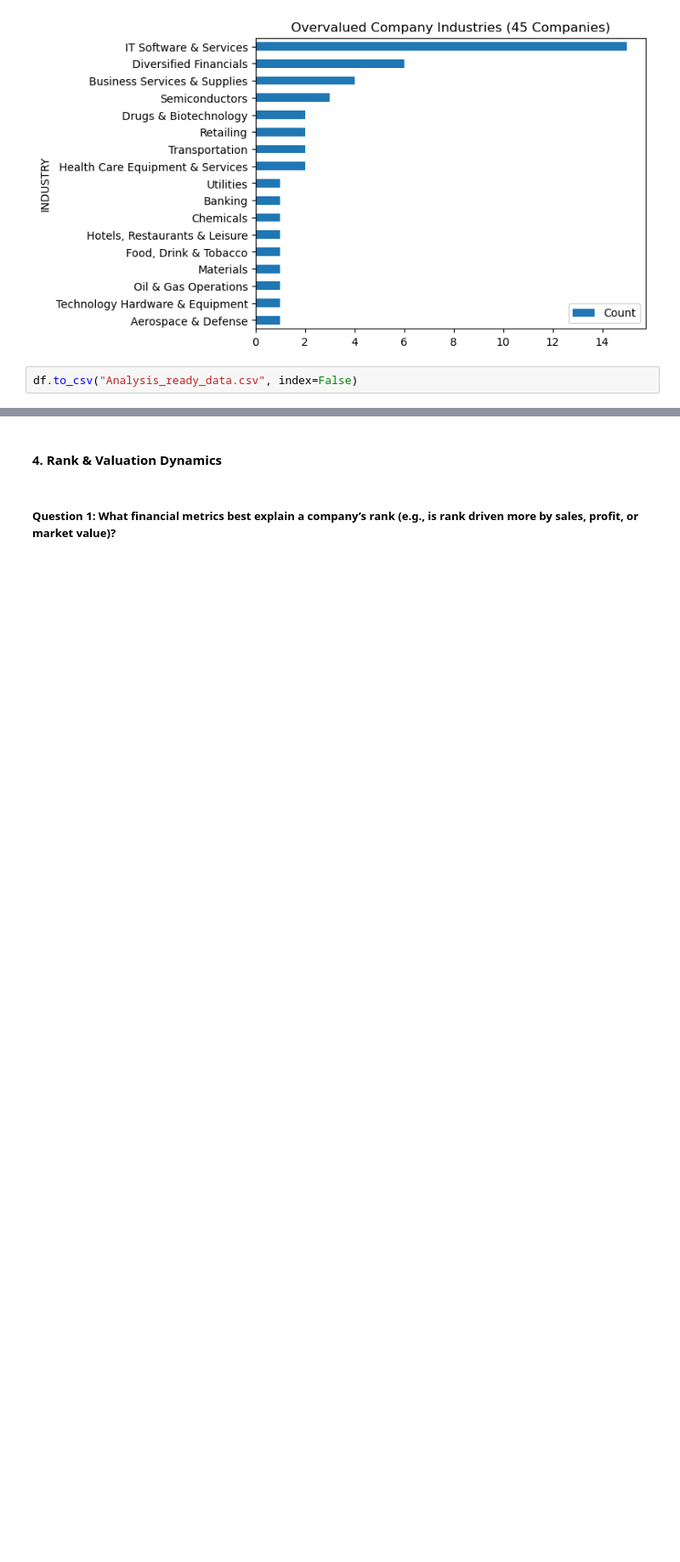
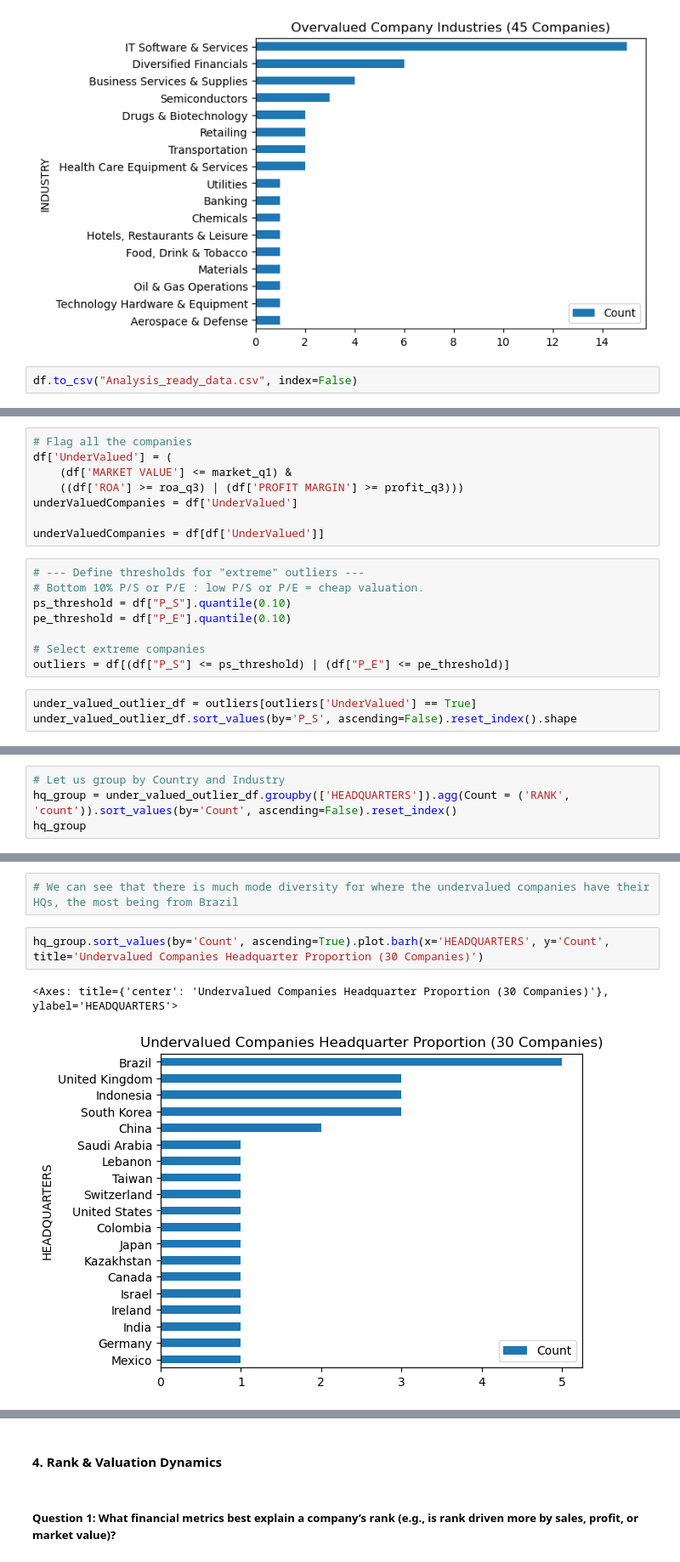
Before and after one commit to GauriR011/Forbes-Global-2025, a Jupyter notebook: Code.ipynb, the cells around one changed output, grey strips where cells are left out. Shown at 85% size. Drawn from its saved outputs; the diff is of its cells as text; blank space fills up the shorter version.

```diff
--- a/Code.ipynb
+++ b/Code.ipynb
@@ -708,0 +732,19 @@ df.to_csv("Analysis_ready_data.csv", index=False)
+# %%
+# Flag all the companies
+df['UnderValued'] = (
+    (df['MARKET VALUE'] <= market_q1) &
+    ((df['ROA'] >= roa_q3) | (df['PROFIT MARGIN'] >= profit_q3)))
+underValuedCompanies = df['UnderValued']
+
+underValuedCompanies = df[df['UnderValued']]
+# %%
+# --- Define thresholds for "extreme" outliers ---
+# Bottom 10% P/S or P/E : low P/S or P/E = cheap valuation.
+ps_threshold = df["P_S"].quantile(0.10)
+pe_threshold = df["P_E"].quantile(0.10)
+
+# Select extreme companies
+outliers = df[(df["P_S"] <= ps_threshold) | (df["P_E"] <= pe_threshold)]
+# %%
+under_valued_outlier_df = outliers[outliers['UnderValued'] == True]
+under_valued_outlier_df.sort_values(by='P_S', ascending=False).reset_index().shape
@@ -708,0 +753,4 @@ df.to_csv("Analysis_ready_data.csv", index=False)
+# %%
+# Let us group by Country and Industry
+hq_group = under_valued_outlier_df.groupby(['HEADQUARTERS']).agg(Count = ('RANK', 'count')).sort_values(by='Count', ascending=False).reset_index()
+hq_group
@@ -708,0 +775,7 @@ df.to_csv("Analysis_ready_data.csv", index=False)
+# %%
+# We can see that there is much mode diversity for where the undervalued companies have their HQs, the most being from Brazil
+# %%
+hq_group.sort_values(by='Count', ascending=True).plot.barh(x='HEADQUARTERS', y='Count', title='Undervalued Companies Headquarter Proportion (30 Companies)')
+# %% [output]
+<Axes: title={'center': 'Undervalued Companies Headquarter Proportion (30 Companies)'}, ylabel='HEADQUARTERS'>
+[figure, added]
```
Also changed, not shown: parts of 25 cells of this notebook, 1 other file.
